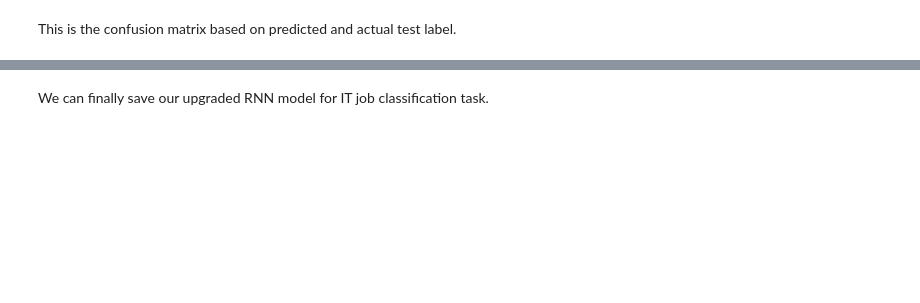
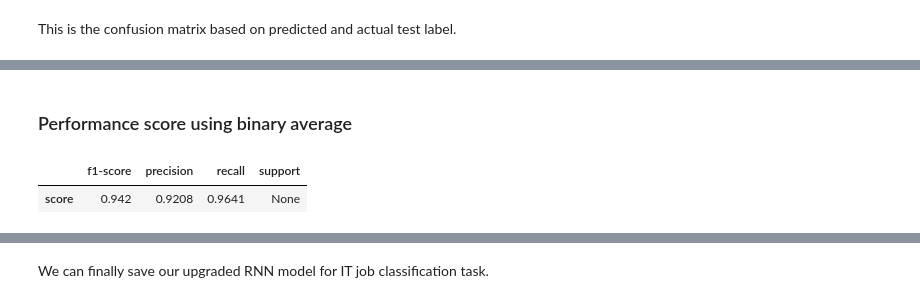
Before and after one commit to lppier/Armenian_Online_Job_Postings_Text_Mining, a Jupyter notebook: classification/2 - Upgraded Classification using RNN.ipynb, the cells around one changed output, grey strips where cells are left out. Saved outputs shown, nothing was run; the diff lists cells and outputs as text; code cells hidden in the pictures; blank space fills up the shorter version.

```diff
--- a/classification/2 - Upgraded Classification using RNN.ipynb
+++ b/classification/2 - Upgraded Classification using RNN.ipynb
@@ -466,0 +534,15 @@ test_predicted_labels_hist
+# %% [markdown]
+### Performance score using binary average
+# %%
+precision, recall, fscore, support = precision_recall_fscore_support(test_actual_labels, test_predicted_labels, average="binary")
+score_dict = {
+  "precision": precision.round(4),
+  "recall": recall.round(4),
+  "f1-score": fscore.round(4),
+  "support": support
+}
+score_df = pd.DataFrame(score_dict, index=["score"])
+score_df
+# %% [output]
+|  | f1-score | precision | recall | support |
+| score | 0.942 | 0.9208 | 0.9641 | None |
```
Also changed, not shown: parts of 27 cells of this notebook, 1 other file.
